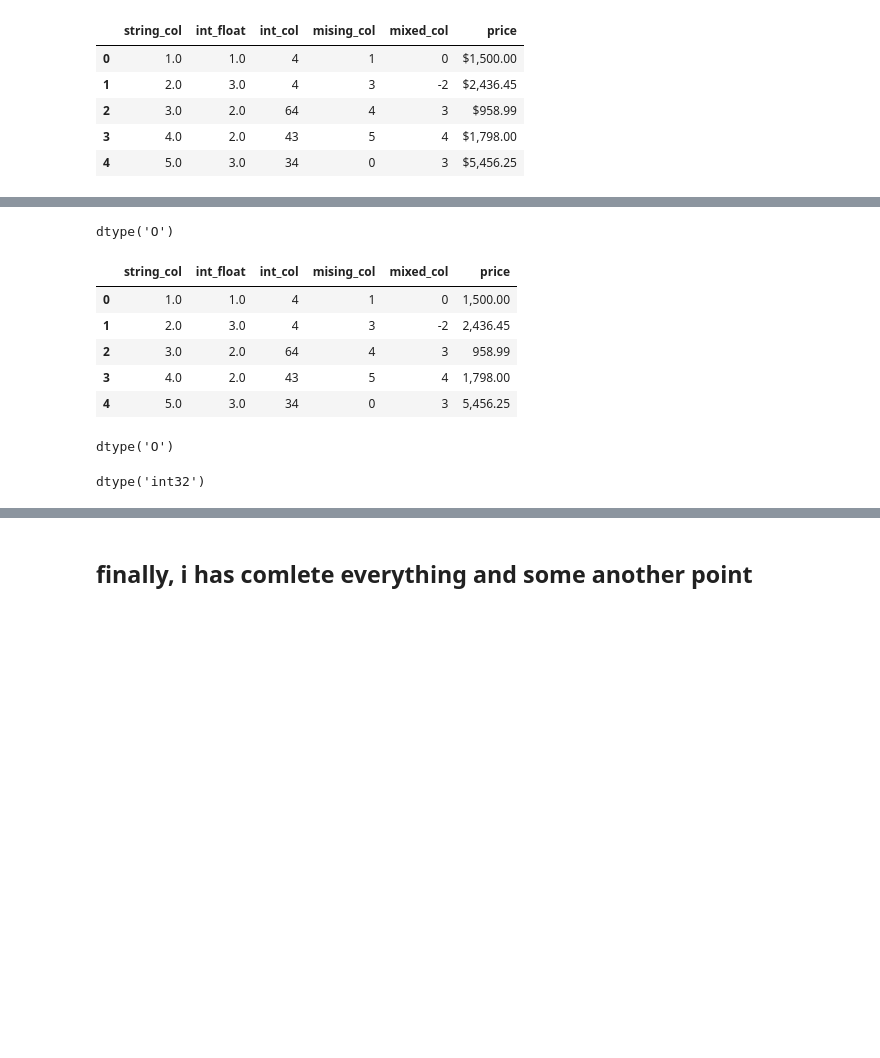
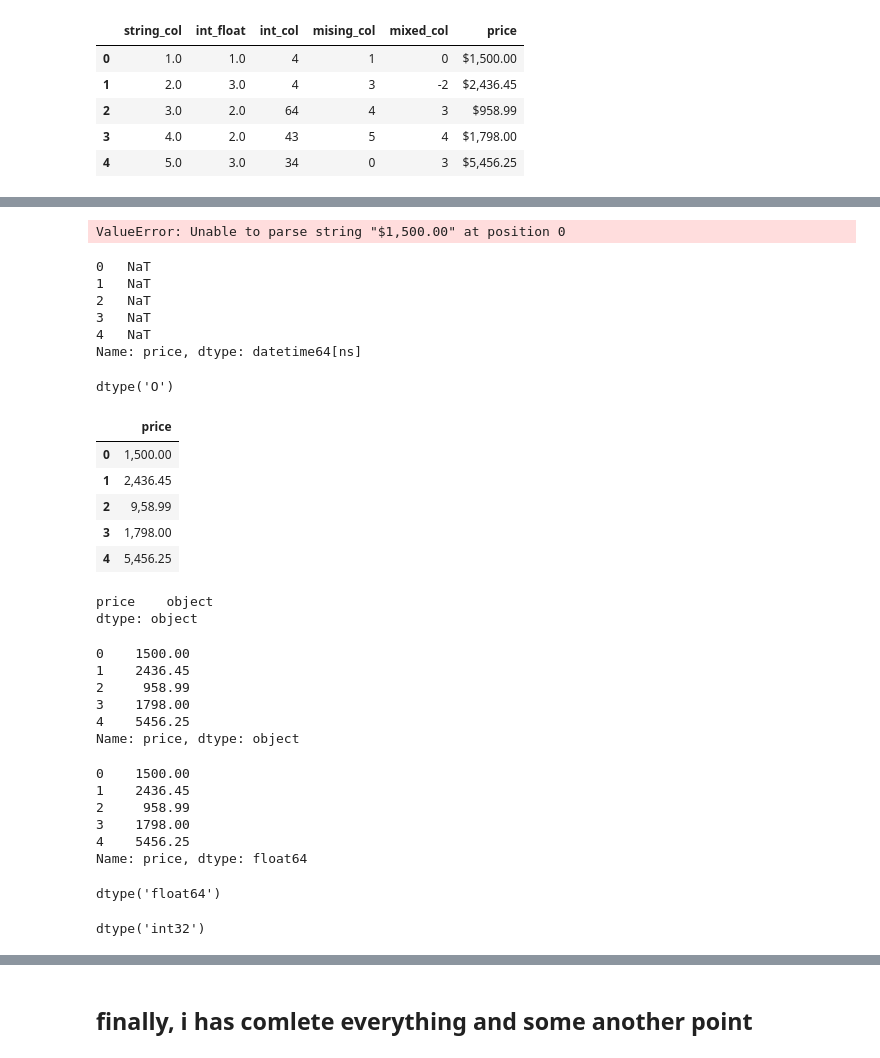
Before and after one commit to Ranjit-Singh-786/pandas-, a Jupyter notebook: datatype change or broadcasting.ipynb, the cells around one changed output, grey strips where cells are left out. Saved outputs shown, nothing was run; the diff lists cells and outputs as text; code cells hidden in the pictures; blank space fills up the shorter version.

```diff
--- a/datatype change or broadcasting.ipynb
+++ b/datatype change or broadcasting.ipynb
@@ -139,4 +155,6 @@ dtype('float64')
 # %%
-data['mising_col']=data['mising_col'].astype(int)  #it is not possible bcz here mising value
+data['mising_col']=data['mising_col'].astype(int,errors='ignore')  #it is not possible bcz here mising value
 data['mising_col'].dtypes
+# but if you passed errors = ignore than it would not display the errar message
+# but it does,nt change my dtype
 # %% [output]
@@ -260,24 +314,67 @@ data
+# %%
+pd.to_numeric(data['price'])
+# it show the error because element contain symbol
+# and to_numeric function just only work on numeric
+# %% [output]
+ValueError: Unable to parse string "$1,500.00" at position 0
+# %%
+pd.to_datetime(data['price'],errors='coerce')
+# It is telling that i have all value of string value because they contain a string character
+# hence to_datetime function convert into none value
+# if you change the dtypes of this columns , rememeber that
+# first you wil have to remove the " $ " symbol
+# %% [output]
+0   NaT
+1   NaT
+2   NaT
+3   NaT
+4   NaT
+Name: price, dtype: datetime64[ns]
 # %%
 data['price']=data['price'].str.replace("$",'')
 data['price'].dtypes
 # %% [output]
 dtype('O')
 # %%
-data
+data[['price']]
+# now i has removed the $ symbol
 # %% [output]
-|  | string_col | int_float | int_col | mising_col | mixed_col | price |
-| 0 | 1.0 | 1.0 | 4 | 1 | 0 | 1,500.00 |
-| 1 | 2.0 | 3.0 | 4 | 3 | -2 | 2,436.45 |
-| 2 | 3.0 | 2.0 | 64 | 4 | 3 | 958.99 |
-| 3 | 4.0 | 2.0 | 43 | 5 | 4 | 1,798.00 |
-| 4 | 5.0 | 3.0 | 34 | 0 | 3 | 5,456.25 |
+|  | price |
+| 0 | 1,500.00 |
+| 1 | 2,436.45 |
+| 2 | 9,58.99 |
+| 3 | 1,798.00 |
+| 4 | 5,456.25 |
+# %%
+data[['price']].dtypes
+# and now we can easily change the dtype
+# %% [output]
+price    object
+dtype: object
 # %%
 data['price']=data['price'].str.replace('$','').str.replace(',','')
 data['price']
 # %% [output]
-dtype('O')
+0    1500.00
+1    2436.45
+2     958.99
+3    1798.00
+4    5456.25
+Name: price, dtype: object
 # %%
-data['price']=pd.to_numeric(data['price']).astype(int)
-data['price'].dtypes
+pd.to_numeric(data['price'],errors='coerce')
 # %% [output]
-dtype('int32')
+0    1500.00
+1    2436.45
+2     958.99
+3    1798.00
+4    5456.25
+Name: price, dtype: float64
+# %%
+pd.to_numeric(data['price'],errors='coerce').dtypes
+# %% [output]
+dtype('float64')
+# %%
+pd.to_numeric(data['price'],errors='coerce').astype(int).dtype
+# %% [output]
+dtype('int32')
```
Also changed, not shown: parts of 31 cells of this notebook, 3 other files.
